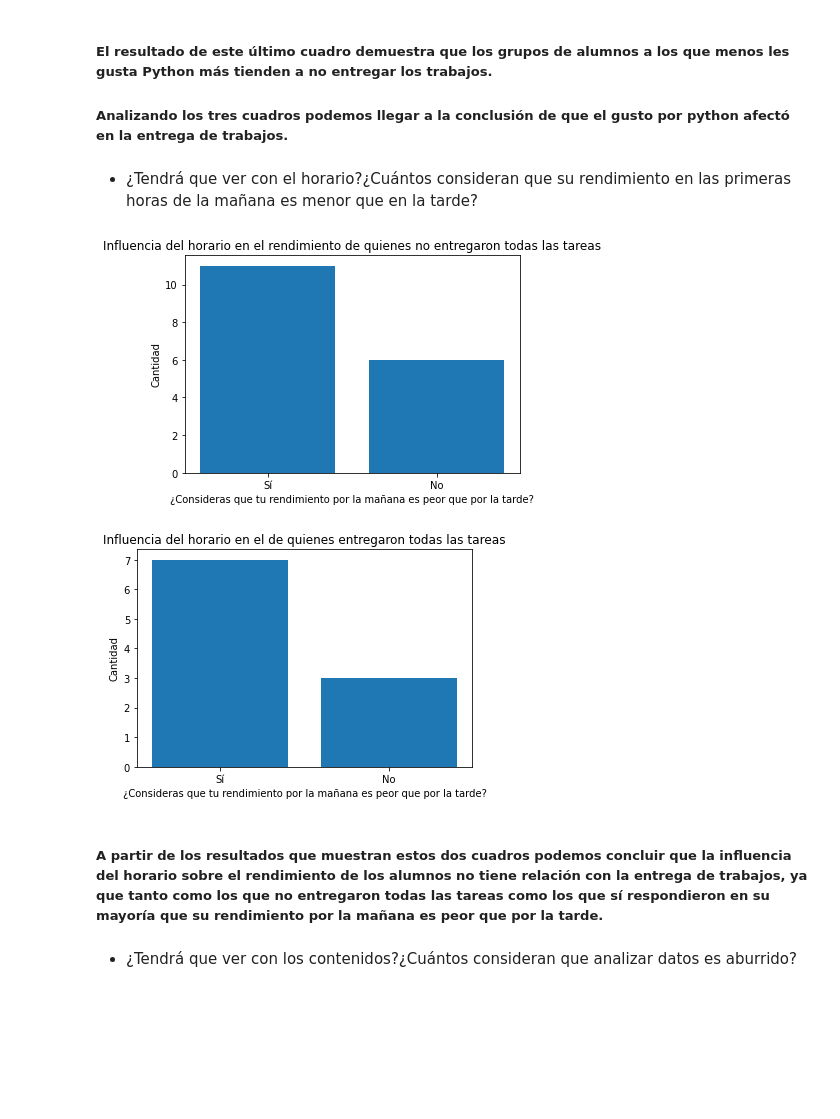
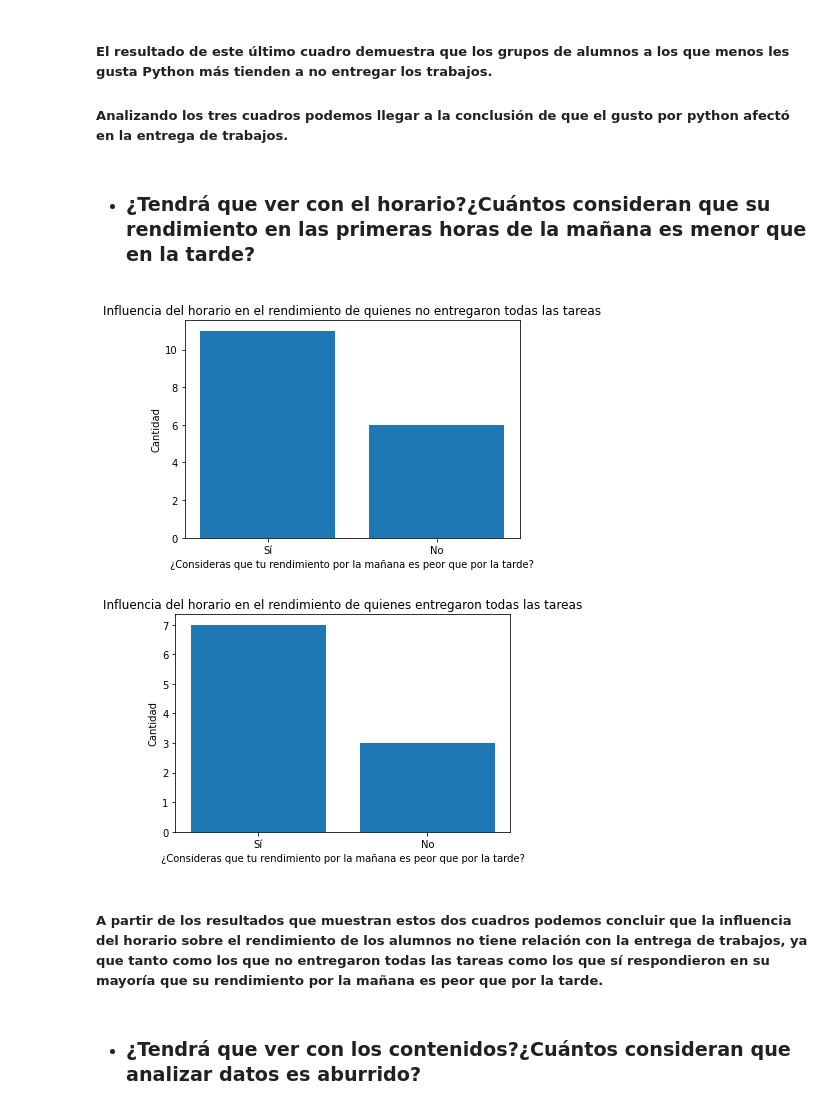
Before and after one commit to sofiaPalavecino/Sofia-Palavecino, a Jupyter notebook: 1011/notebooks/1011.ipynb, the cells around one changed output. Saved outputs shown, nothing was run; the diff lists cells and outputs as text; code cells hidden in the pictures; blank space fills up the shorter version.

```diff
--- a/1011/notebooks/1011.ipynb
+++ b/1011/notebooks/1011.ipynb
@@ -67,35 +67,35 @@ plt.show()
 ##### El resultado de este último cuadro demuestra que los grupos de alumnos a los que menos les gusta Python más tienden a no entregar los trabajos.
 ##### Analizando los tres cuadros podemos llegar a la conclusión de que el gusto por python afectó en la entrega de trabajos.
 # %% [markdown]
-- ¿Tendrá que ver con el horario?¿Cuántos consideran que su rendimiento en las primeras horas de la mañana es menor que en la tarde?
+- ### ¿Tendrá que ver con el horario?¿Cuántos consideran que su rendimiento en las primeras horas de la mañana es menor que en la tarde?
 # %%
 cantidad = rtas['¿Pudo entregar todos los trabajos de la materia?'].value_counts().tolist()
 rendimiento = rtas["¿Consideras que tu rendimiento por la mañana es peor que por la tarde?"].unique()
 
 TTN=rtas[rtas["¿Pudo entregar todos los trabajos de la materia?"]=="No"]
 TTY=rtas[rtas["¿Pudo entregar todos los trabajos de la materia?"]=="Sí"]
 
 cantN=TTN["¿Consideras que tu rendimiento por la mañana es peor que por la tarde?"].value_counts().tolist()
 cantY=TTY["¿Consideras que tu rendimiento por la mañana es peor que por la tarde?"].value_counts().tolist()
 
 plt.bar(rendimiento,cantN)
 plt.title('Influencia del horario en el rendimiento de quienes no entregaron todas las tareas')
 plt.xlabel('¿Consideras que tu rendimiento por la mañana es peor que por la tarde?')
 plt.ylabel('Cantidad')
 plt.show()
 
 plt.bar(rendimiento,cantY)
-plt.title('Influencia del horario en el de quienes entregaron todas las tareas')
+plt.title('Influencia del horario en el rendimiento de quienes entregaron todas las tareas')
 plt.xlabel('¿Consideras que tu rendimiento por la mañana es peor que por la tarde?')
 plt.ylabel('Cantidad')
 plt.show()
 # %% [output]
 [figure]
-[figure, old version]
+[figure, new version]
 # %% [markdown]
 ##### A partir de los resultados que muestran estos dos cuadros podemos concluir que la influencia del horario sobre el rendimiento de los alumnos no tiene relación con la entrega de trabajos, ya que tanto como los que no entregaron todas las tareas como los que sí respondieron en su mayoría que su rendimiento por la mañana es peor que por la tarde.
 # %% [markdown]
-- ¿Tendrá que ver con los contenidos?¿Cuántos consideran que analizar datos es aburrido?
+- ### ¿Tendrá que ver con los contenidos?¿Cuántos consideran que analizar datos es aburrido?
 # %%
 data = pd.read_csv("Analisis-taller-de-soporte-informático-_respuestas_.csv",sep=",",engine="python")
 data.columns = [column.replace(" ", "_") for column in data.columns]
```
Also changed, not shown: parts of 10 cells of this notebook, 1 other file.
